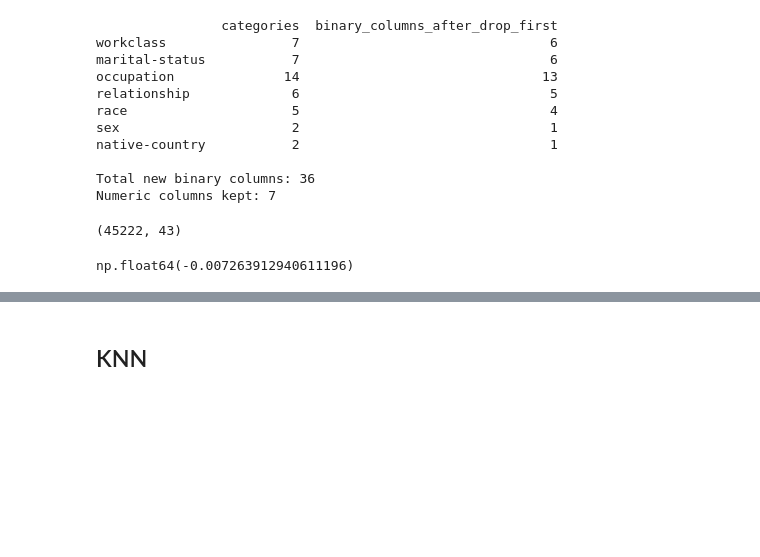
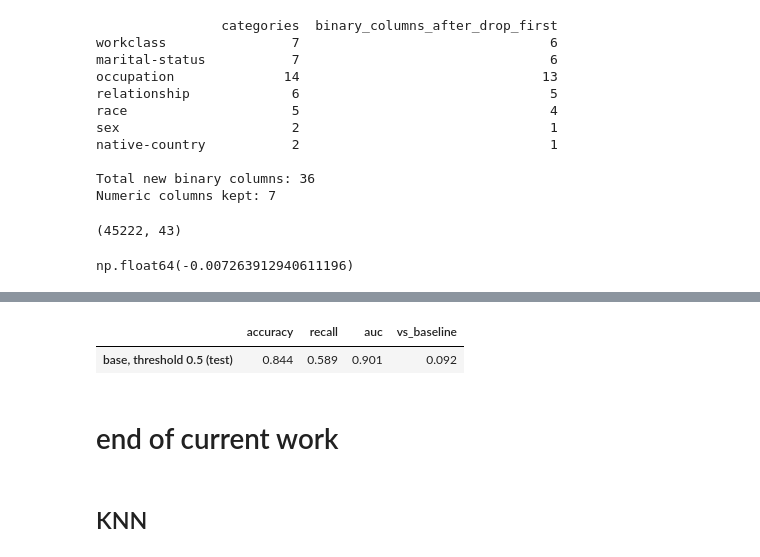
Before and after one commit to lydiapelton/BA305-Project, a Jupyter notebook: Lydia_Project.ipynb, the cells around one changed output, grey strips where cells are left out. Cells and saved outputs as stored; diff of their text form; code cells hidden in the pictures; blank space fills up the shorter version.

```diff
--- a/Lydia_Project.ipynb
+++ b/Lydia_Project.ipynb
@@ -1037,3 +591,21 @@ Average F1:            0.662
+# %%
+pipe.fit(X_train_base, y_train)
+
+test_preds = pipe.predict(X_test_base)
+test_probs = pipe.predict_proba(X_test_base)[:, 1]
+
+final = pd.DataFrame({
+    'accuracy': [accuracy_score(y_test, test_preds)],
+    'recall': [recall_score(y_test, test_preds)],
+    'auc': [roc_auc_score(y_test, test_probs)],
+}, index=['base, threshold 0.5 (test)'])
+final['vs_baseline'] = final['accuracy'] - baseline
+final.round(3)
+# %% [output]
+|  | accuracy | recall | auc | vs_baseline |
+| base, threshold 0.5 (test) | 0.844 | 0.589 | 0.901 | 0.092 |
+# %% [markdown]
+# end of current work
 # %% [markdown]
 ## KNN
 # %%
```
Also changed, not shown: parts of 52 cells of this notebook.
